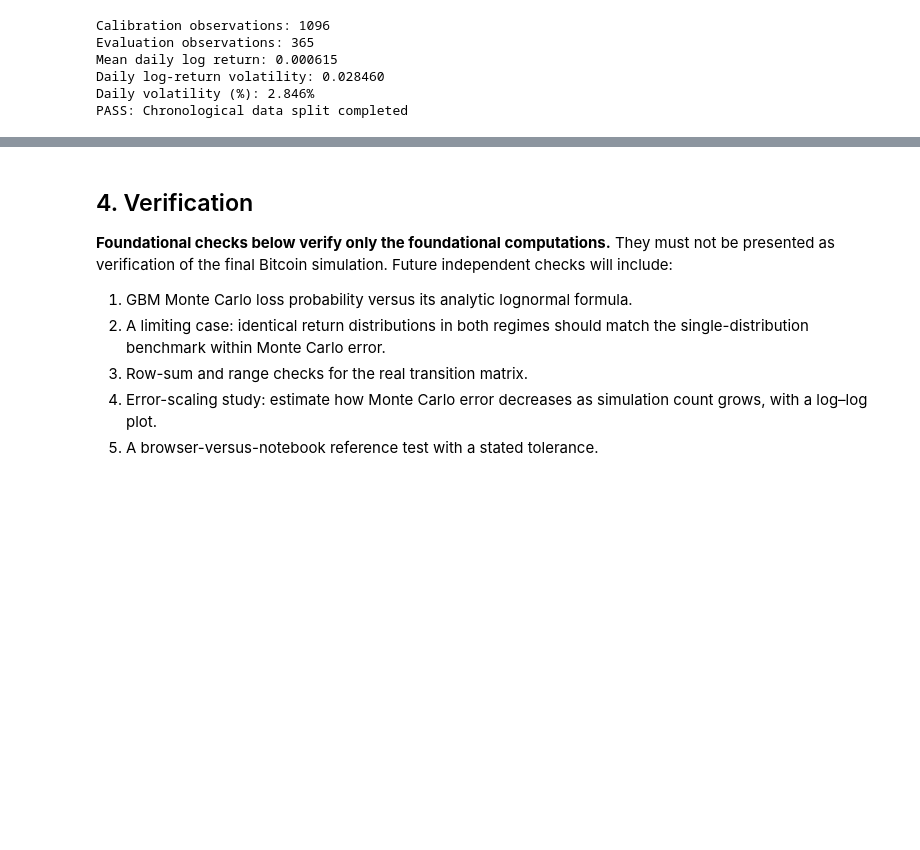
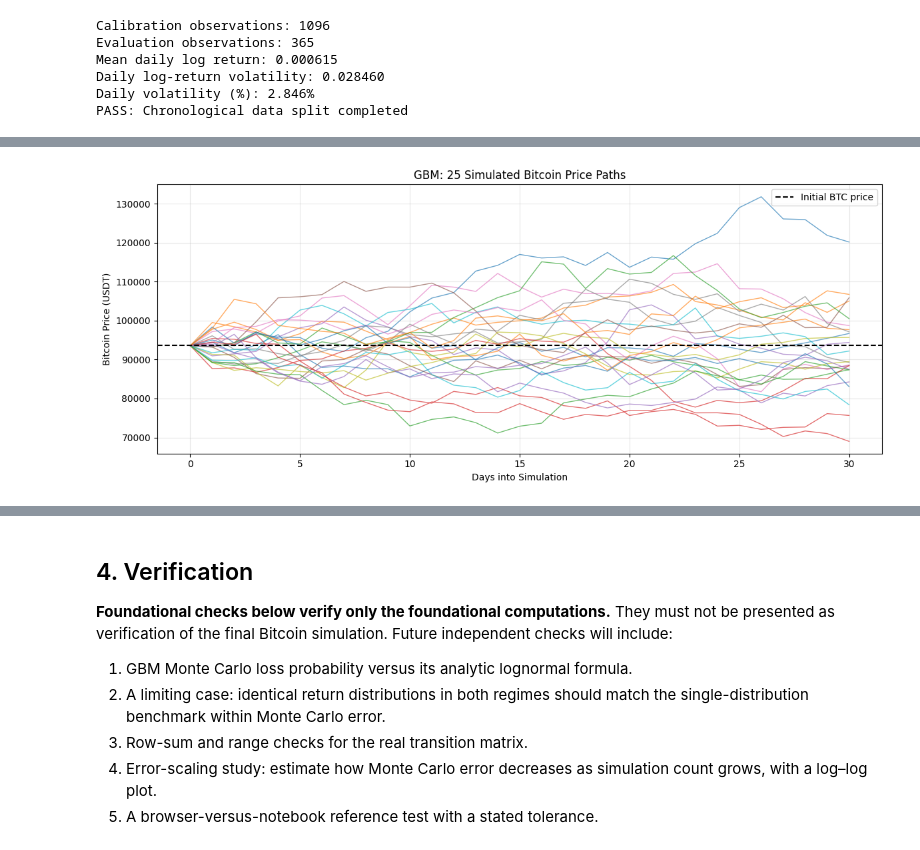
Before and after one commit to it23372726/cryptorisk-lab, a Jupyter notebook: notebook/cryptorisk-lab.ipynb, the cells around one changed output, grey strips where cells are left out. Saved outputs shown, nothing was run; the diff lists cells and outputs as text; code cells hidden in the pictures; blank space fills up the shorter version.

```diff
--- a/notebook/cryptorisk-lab.ipynb
+++ b/notebook/cryptorisk-lab.ipynb
@@ -623,0 +762,32 @@ PASS: Chronological data split completed
+# %%
+
+# Display the first 25 GBM scenarios.
+
+plt.figure(figsize=(12, 5))
+
+days = np.arange(HORIZON_DAYS + 1)
+
+for i in range(25):
+    plt.plot(
+        days,
+        gbm_paths[i],
+        alpha=0.65,
+        linewidth=1
+    )
+
+plt.axhline(
+    S0,
+    color="black",
+    linestyle="--",
+    label="Initial BTC price"
+)
+
+plt.title("GBM: 25 Simulated Bitcoin Price Paths")
+plt.xlabel("Days into Simulation")
+plt.ylabel("Bitcoin Price (USDT)")
+plt.legend()
+plt.grid(alpha=0.3)
+plt.tight_layout()
+plt.show()
+# %% [output]
+[figure, added]
```
Also changed, not shown: parts of 12 cells of this notebook.
